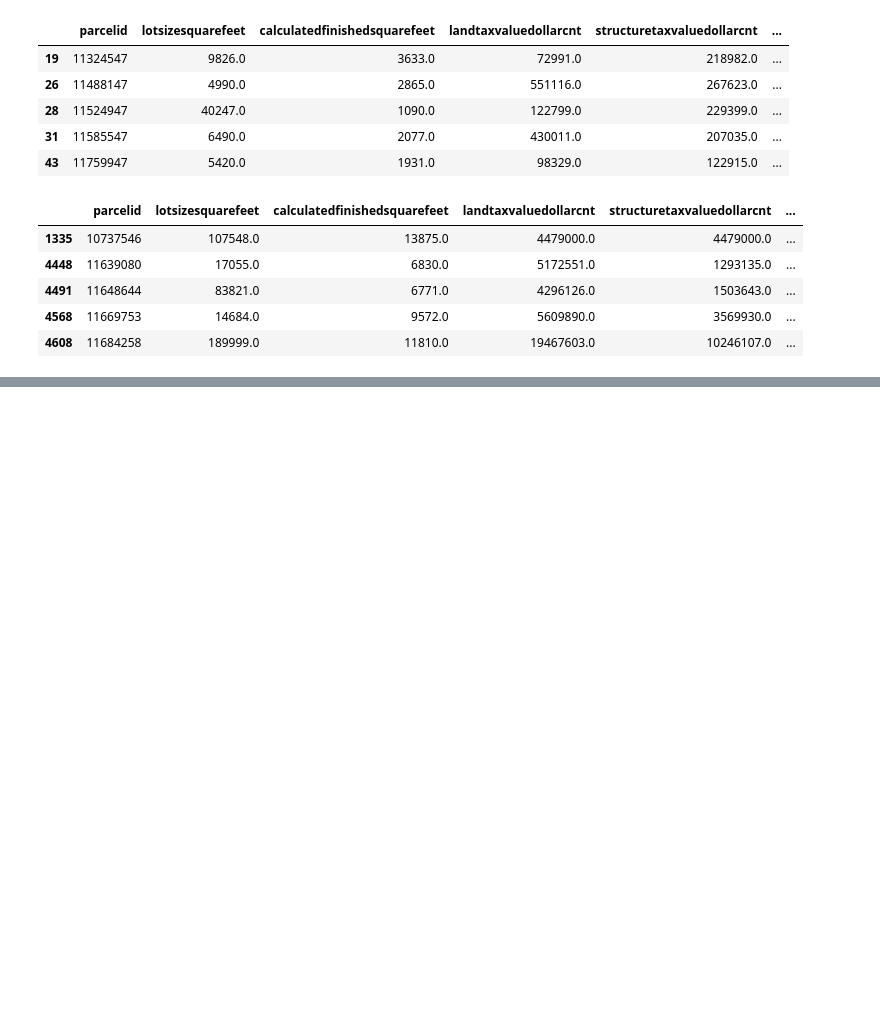
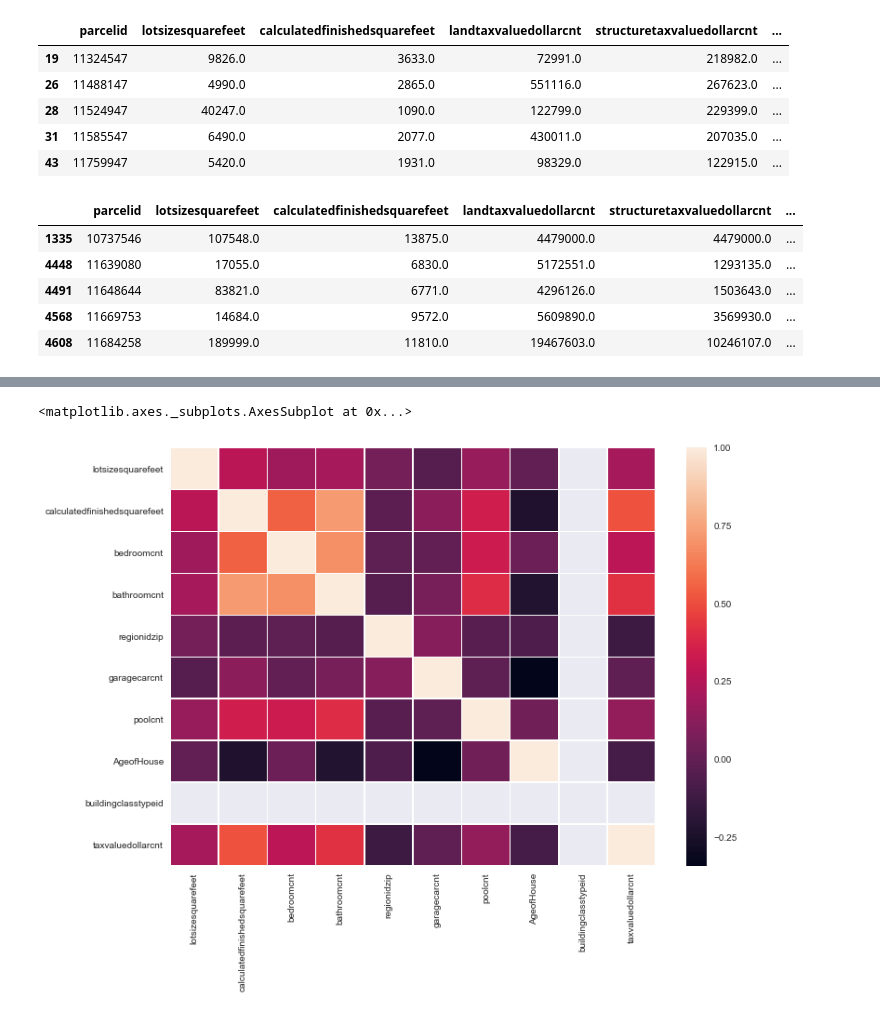
Before and after one commit to nikhilag13/HomeValuePrediction, a Jupyter notebook: HomeValuePrediction.ipynb, the cells around one changed output, grey strips where cells are left out. Cells and saved outputs as stored; diff of their text form; code cells hidden in the pictures; blank space fills up the shorter version.

```diff
--- a/HomeValuePrediction.ipynb
+++ b/HomeValuePrediction.ipynb
@@ -97,0 +134,12 @@ df4 = df3.loc[:,['parcelid','lotsizesquarefeet', 'calculatedfinishedsquarefeet',
+# %%
+df7 = df3.loc[:,['lotsizesquarefeet', 'calculatedfinishedsquarefeet','bedroomcnt','bathroomcnt','regionidzip','garagecarcnt','poolcnt','AgeofHouse','buildingclasstypeid', 'taxvaluedollarcnt']]
+# %%
+%matplotlib inline
+corr = df7.corr()
+sns.set(rc={'figure.figsize':(11.7,8.27)})
+sns.heatmap(corr, linewidths=.5,
+            xticklabels=corr.columns.values,
+            yticklabels=corr.columns.values)
+# %% [output]
+<matplotlib.axes._subplots.AxesSubplot at 0x...>
+[figure, added]
```
Also changed, not shown: parts of 7 cells of this notebook, 4 other files.
